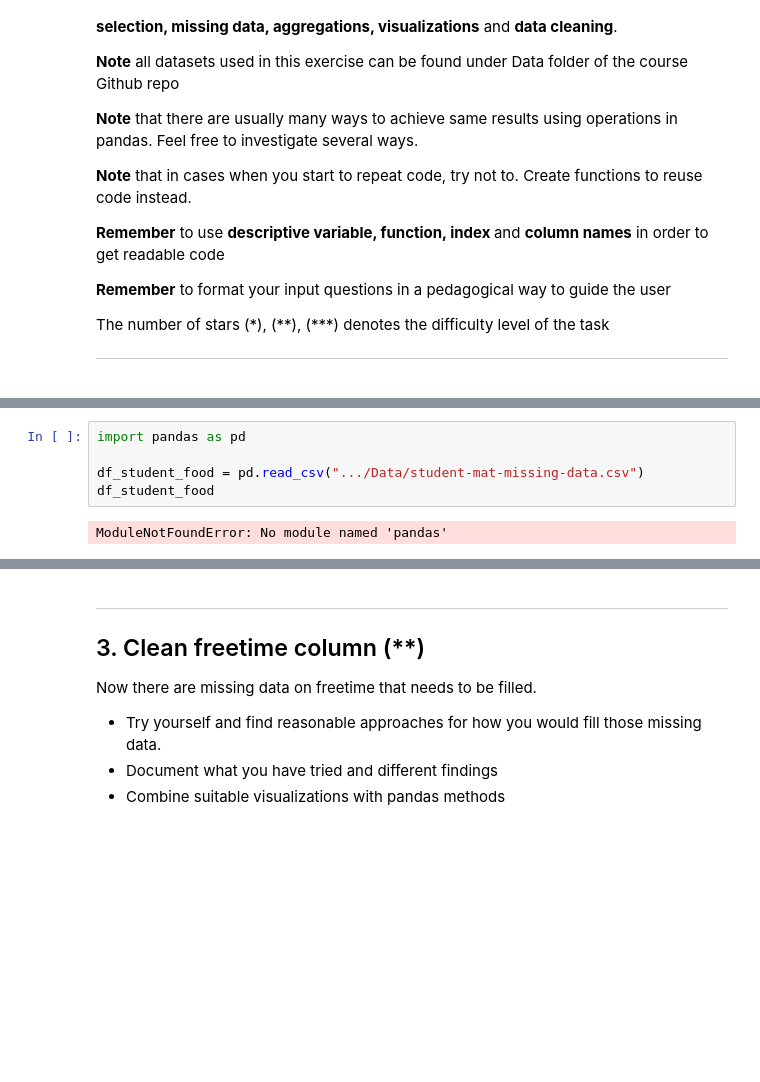
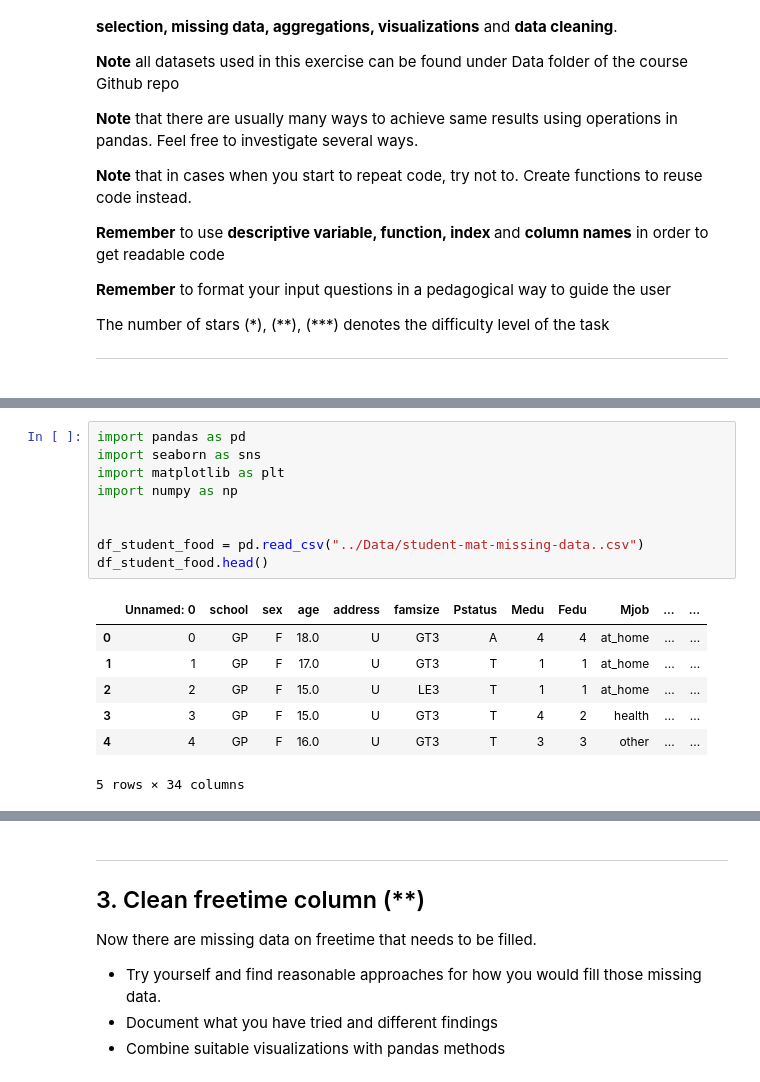
Before and after one commit to SCGlass/Data-Processing-Sam-Glass, a Jupyter notebook: Exercises/E01-Missing_aggregation.ipynb, the cells around one changed output, grey strips where cells are left out. Drawn from its saved outputs; the diff is of its cells as text; blank space fills up the shorter version.

```diff
--- a/Exercises/E01-Missing_aggregation.ipynb
+++ b/Exercises/E01-Missing_aggregation.ipynb
@@ -89,8 +89,18 @@ h)
 </details>
 # %%
 import pandas as pd
+import seaborn as sns
+import matplotlib as plt
+import numpy as np
 
-df_student_food = pd.read_csv(".../Data/student-mat-missing-data.csv")
-df_student_food
+
+df_student_food = pd.read_csv("../Data/student-mat-missing-data..csv")
+df_student_food.head()
 # %% [output]
+|  | Unnamed: 0 | school | sex | age | address | famsize | Pstatus | Medu | Fedu | Mjob | ... | ... |
+| 0 | 0 | GP | F | 18.0 | U | GT3 | A | 4 | 4 | at_home | ... | ... |
+| 1 | 1 | GP | F | 17.0 | U | GT3 | T | 1 | 1 | at_home | ... | ... |
+| 2 | 2 | GP | F | 15.0 | U | LE3 | T | 1 | 1 | at_home | ... | ... |
+| 3 | 3 | GP | F | 15.0 | U | GT3 | T | 4 | 2 | health | ... | ... |
+| 4 | 4 | GP | F | 16.0 | U | GT3 | T | 3 | 3 | other | ... | ... |
-ModuleNotFoundError: No module named 'pandas'
+5 rows × 34 columns
```
Also changed, not shown: parts of 6 cells of this notebook.
